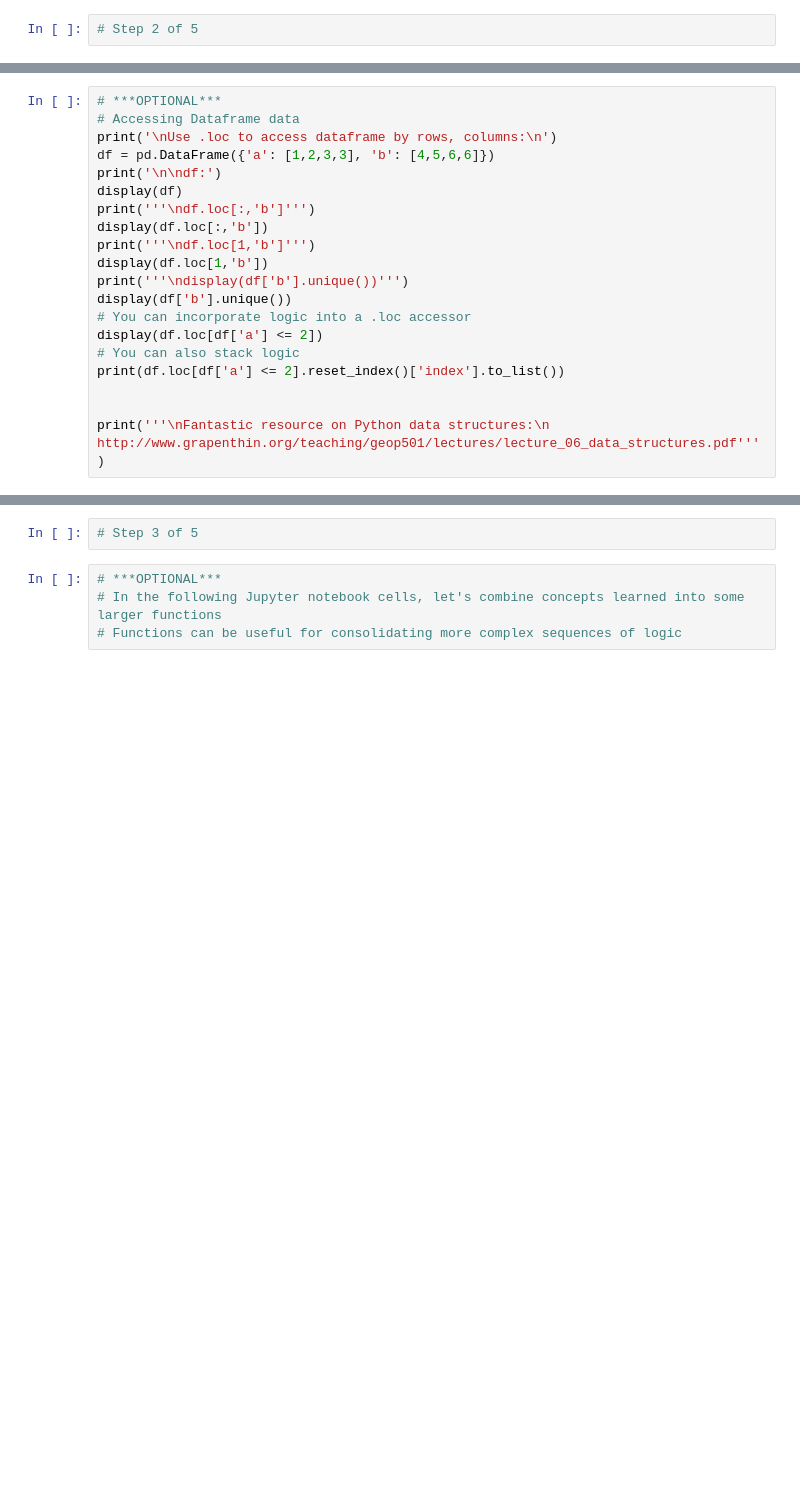
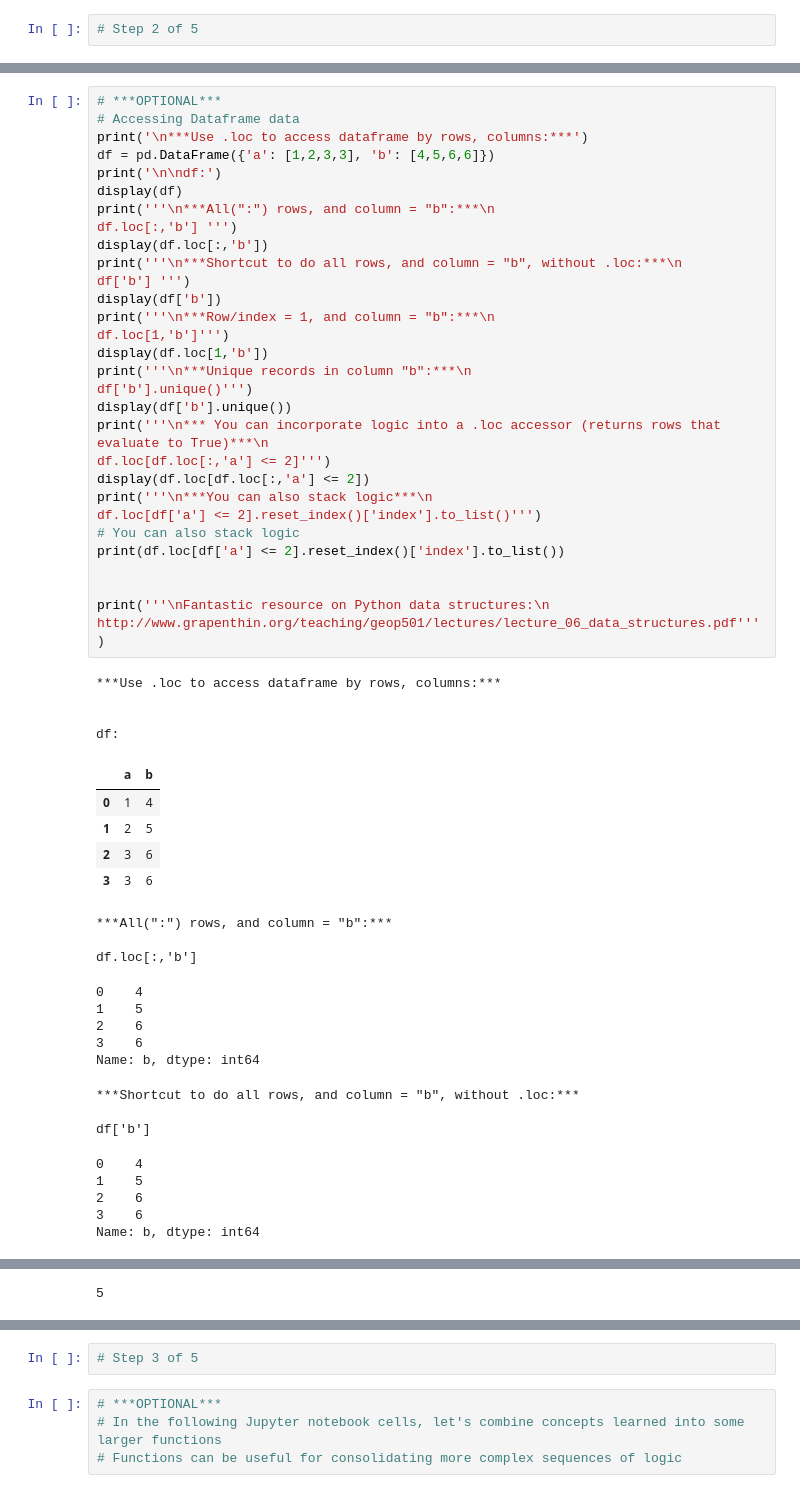
Before and after one commit to wjewell3/spotipy, a Jupyter notebook: Create Spotify Playlist Using Python.ipynb, the cells around one changed output, grey strips where cells are left out. Cells and saved outputs as stored; diff of their text form; blank space fills up the shorter version.

```diff
--- a/Create Spotify Playlist Using Python.ipynb
+++ b/Create Spotify Playlist Using Python.ipynb
@@ -431,21 +646,56 @@ display(df)
 # %%
 # ***OPTIONAL***
 # Accessing Dataframe data
-print('\nUse .loc to access dataframe by rows, columns:\n')
+print('\n***Use .loc to access dataframe by rows, columns:***')
 df = pd.DataFrame({'a': [1,2,3,3], 'b': [4,5,6,6]})
 print('\n\ndf:')
 display(df)
-print('''\ndf.loc[:,'b']''')
+print('''\n***All(":") rows, and column = "b":***\n
+df.loc[:,'b'] ''')
 display(df.loc[:,'b'])
-print('''\ndf.loc[1,'b']''')
+print('''\n***Shortcut to do all rows, and column = "b", without .loc:***\n
+df['b'] ''')
+display(df['b'])
+print('''\n***Row/index = 1, and column = "b":***\n
+df.loc[1,'b']''')
 display(df.loc[1,'b'])
-print('''\ndisplay(df['b'].unique())''')
+print('''\n***Unique records in column "b":***\n
+df['b'].unique()''')
 display(df['b'].unique())
-# You can incorporate logic into a .loc accessor
-display(df.loc[df['a'] <= 2])
+print('''\n*** You can incorporate logic into a .loc accessor (returns rows that evaluate to True)***\n
+df.loc[df.loc[:,'a'] <= 2]''')
+display(df.loc[df.loc[:,'a'] <= 2])
+print('''\n***You can also stack logic***\n
+df.loc[df['a'] <= 2].reset_index()['index'].to_list()''')
 # You can also stack logic
 print(df.loc[df['a'] <= 2].reset_index()['index'].to_list())
 
 
 print('''\nFantastic resource on Python data structures:\n
 http://www.grapenthin.org/teaching/geop501/lectures/lecture_06_data_structures.pdf''')
+# %% [output]
+***Use .loc to access dataframe by rows, columns:***
+
+
+df:
+|  | a | b |
+| 0 | 1 | 4 |
+| 1 | 2 | 5 |
+| 2 | 3 | 6 |
+| 3 | 3 | 6 |
+***All(":") rows, and column = "b":***
+
+df.loc[:,'b']
+0    4
+1    5
+2    6
+3    6
+Name: b, dtype: int64
+***Shortcut to do all rows, and column = "b", without .loc:***
+
+df['b']
+0    4
+1    5
+2    6
+3    6
+Name: b, dtype: int64
@@ -451,0 +705 @@ http://www.grapenthin.org/teaching/geop501/lectures/lecture_06_data_structures.p
+5
```
Also changed, not shown: parts of 44 cells of this notebook, 2 other files.
